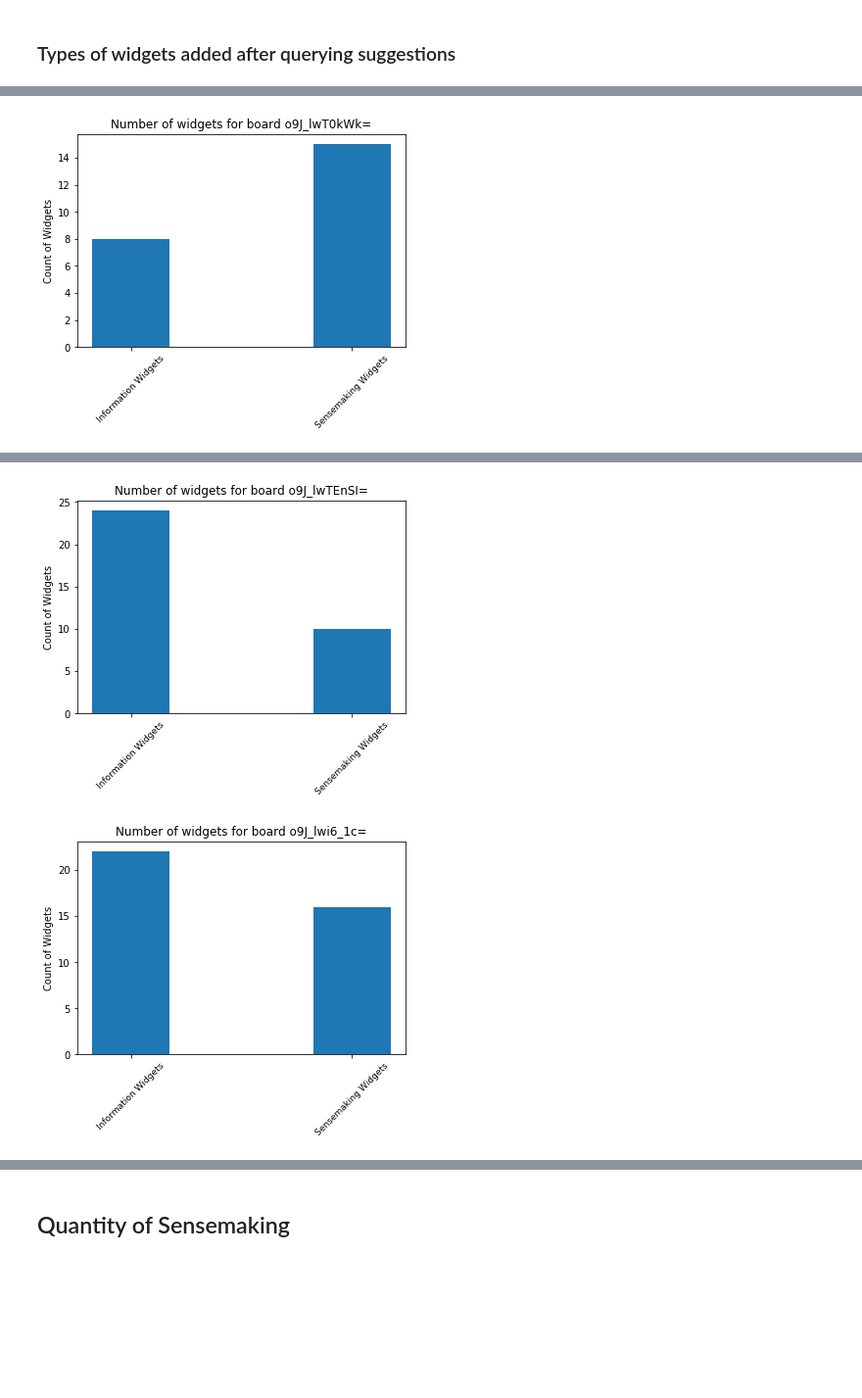
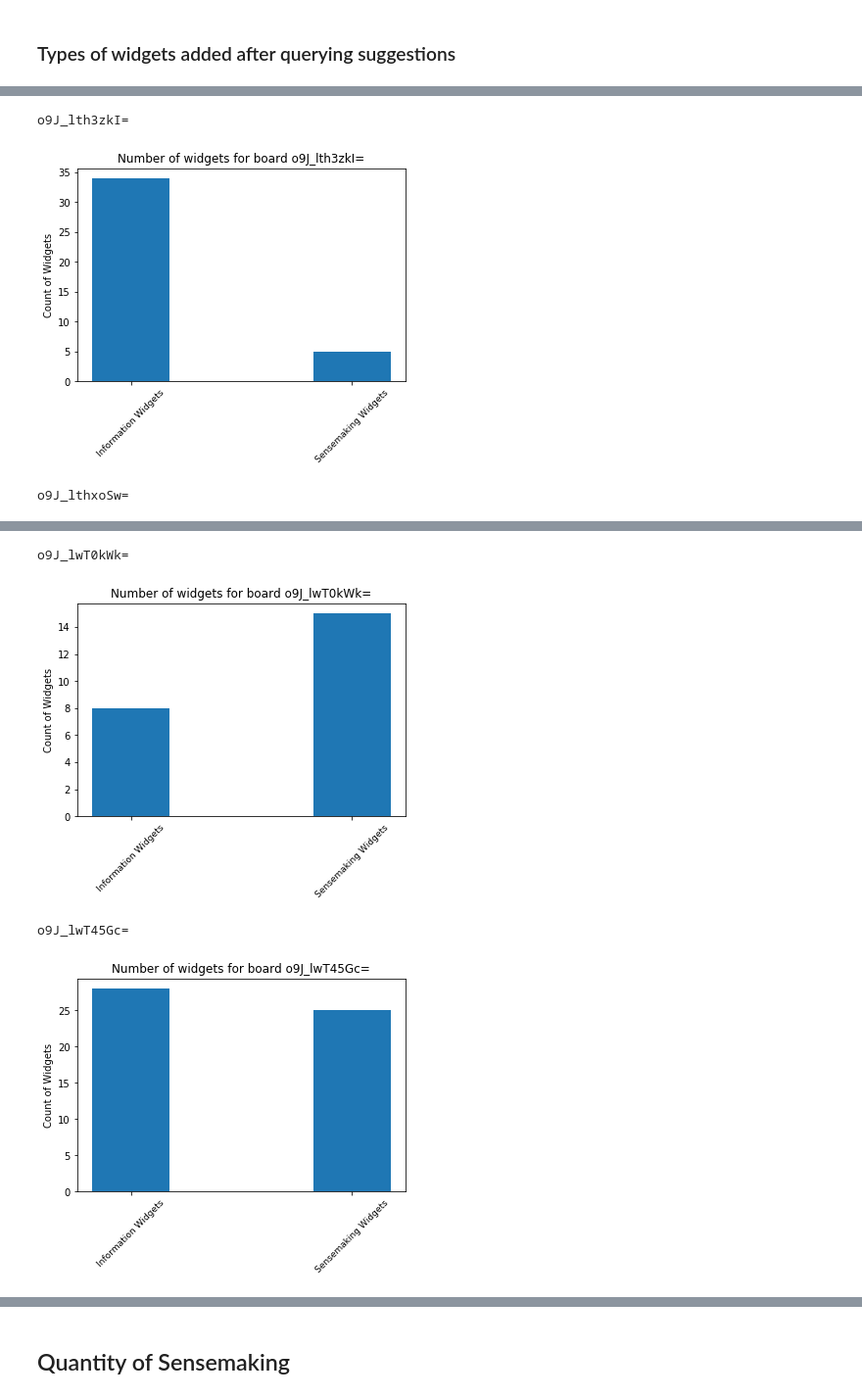
Before and after one commit to creativecolab/IntegratedSearch, a Jupyter notebook: DataAnalysis/DataCollection.ipynb, the cells around one changed output, grey strips where cells are left out. Shown at 98% size. Saved outputs shown, nothing was run; the diff lists cells and outputs as text; code cells hidden in the pictures; blank space fills up the shorter version.

```diff
--- a/DataAnalysis/DataCollection.ipynb
+++ b/DataAnalysis/DataCollection.ipynb
@@ -158,6 +163,6 @@ sidebarOpened_dict
 # %%
-browser_df_joined =pd.read_csv('browser_df.csv')
+browser_df_joined =pd.read_csv('query_df.csv')
 browser_df_joined['timestamp']= pd.to_datetime(browser_df_joined['timestamp'])
-browser_df_joined
+browser_df_joined[browser_df_joined['boardId']=='o9J_lthxoSw=']
 # %% [output]
 |  | boardId | timestamp | query | autocomplete | people_also_ask | related_searches | webpagesVisited | ... |
@@ -680,3 +697,12 @@ LeveneResult(statistic=2.608695652173913, pvalue=0.13735257071320003)
 Ttest_indResult(statistic=0.750586625040802, pvalue=0.47019420700888015)
 # %% [markdown]
 ## Timeline visualization using test board
+# %%
+boardId = 'o9J_lthxoSw='
+df_queries = browser_df_joined[['timestamp', 'query', 'webpagesVisited','clickedFromMiro']][(browser_df_joined['boardId']==boardId)]
+df_queries['timestamp'] = pd.to_datetime(df_queries['timestamp'], format='%Y-%m-%dT%H:%M:%S.%f')
+df_queries['webpagesVisited']=df_queries['webpagesVisited'].astype('float')
+df_miroqueries = df_queries[df_queries['clickedFromMiro']==1].set_index('timestamp')
+df_queries = df_queries.set_index('timestamp')
+df_queries
+browser_df_joined[browser_df_joined['boardId']==boardId]
@@ -741,6 +785,7 @@ def create_queries_df(boardId):
     df_queries = df_queries.set_index('timestamp')
     return (df_miroqueries, df_queries)
 def create_board_df(boardId):
+    print(boardId)
     columns = ['timestamp', 'addedWidgets','totalCharacters']#, 'metadataType']
     board_df = pd.DataFrame(columns = columns)
     board_list=[]
@@ -759,7 +804,12 @@ def create_board_df(boardId):
                 if widget['createdUserId']in ['3074457360807760467', '3074457358223351101']:
                     continue
                 text = widget['plainText'] if 'plainText' in widget else ''
-                widgetType = widget['metadata'][client_id]['type'] if 'metadata' in widget else widget['type']
+                if 'metadata' in widget and client_id in widget['metadata']:
+                    widgetType = widget['metadata'][client_id]['type']
+                elif 'metadata' in widget and client_id2 in widget['metadata']:
+                    widgetType = widget['metadata'][client_id2]['type']
+                else:
+                    widgetType=widget['type']
                 if '🔎︎' in text or '✗' in text:
                     continue
                 totalCharacters+=len(text)
@@ -923,7 +975,12 @@ for row, item in presentBoards.iterrows():
         if widget['createdUserId']in ['3074457360807760467', '3074457358223351101']:
             continue
         text = widget['plainText'] if 'plainText' in widget else ''
-        widgetType = widget['metadata'][client_id]['type'] if 'metadata' in widget else widget['type']
+        if 'metadata' in widget and client_id in widget['metadata']:
+            widgetType = widget['metadata'][client_id]['type']
+        elif 'metadata' in widget and client_id2 in widget['metadata']:
+            widgetType = widget['metadata'][client_id2]['type']
+        else:
+            widgetType=widget['type']
         if '🔎︎' in text or '✗' in text:
             continue
         if widget['type']=='LINE':
@@ -1411,15 +1549,18 @@ plt.show()
 # %%
 for boardId in onboardBoards.index.unique():
     f, ax = plt.subplots()
     infoWidgets = addedWidgets[(addedWidgets['widgetGroup']=='Information Widgets') & (addedWidgets['boardId']==boardId)].groupby('boardId')['count'].sum()
     senseWidgets = addedWidgets[(addedWidgets['widgetGroup']=='Sensemaking Widgets') & (addedWidgets['boardId']==boardId)].groupby('boardId')['count'].sum()
-    rects = ax.bar([0, 1], [infoWidgets.iloc[0], senseWidgets.iloc[0]], width, label='Information Widgets')
+    print(boardId)
+    rects = ax.bar([0, 1], [infoWidgets.iloc[0] if len(infoWidgets)!=0 else 0, senseWidgets.iloc[0] if len(senseWidgets)!=0 else 0], width, label='Information Widgets')
     #rects2 = ax.bar(1, senseWidgets, width, label='Sensemaking Widgets')
     ax.set_ylabel('Count of Widgets')
     ax.set_title('Number of widgets for board ' + boardId)
     ax.set_xticks([0, 1])
     ax.set_xticklabels(['Information Widgets', 'Sensemaking Widgets'], rotation=45, size=9)
 
     plt.show()
 # %% [output]
+o9J_lth3zkI=
-[figure, old version]
+[figure, new version]
+o9J_lthxoSw=
@@ -1427,2 +1568,4 @@ for boardId in onboardBoards.index.unique():
+o9J_lwT0kWk=
-[figure, old version]
+[figure, new version]
+o9J_lwT45Gc=
-[figure, old version]
+[figure, new version]
```
Also changed, not shown: parts of 52 cells of this notebook.
